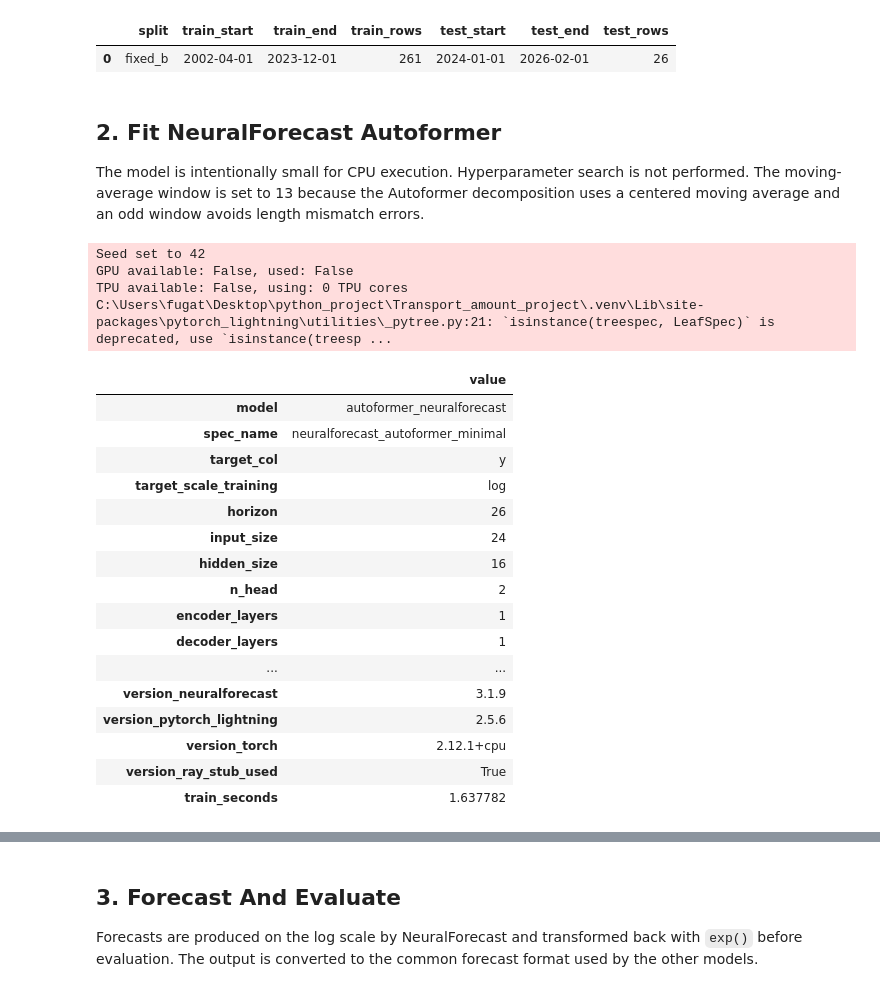
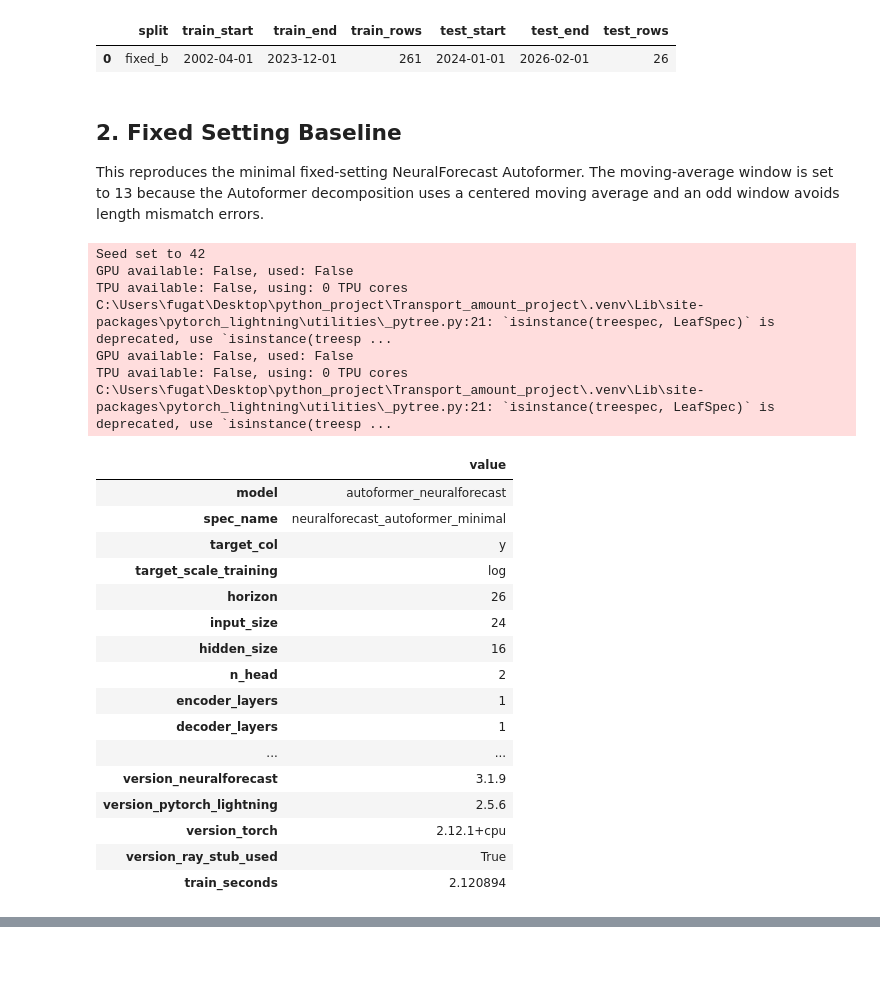
Before and after one commit to Fuga420/Transport_amount_project, a Jupyter notebook: notebooks/forecasting/09_autoformer_neuralforecast.ipynb, the cells around one changed output, grey strips where cells are left out. Saved outputs shown, nothing was run; the diff lists cells and outputs as text; code cells hidden in the pictures; blank space fills up the shorter version.

```diff
--- a/notebooks/forecasting/09_autoformer_neuralforecast.ipynb
+++ b/notebooks/forecasting/09_autoformer_neuralforecast.ipynb
@@ -81,9 +87,9 @@ display(split_summary)
 |  | split | train_start | train_end | train_rows | test_start | test_end | test_rows |
 | 0 | fixed_b | 2002-04-01 | 2023-12-01 | 261 | 2024-01-01 | 2026-02-01 | 26 |
 # %% [markdown]
-## 2. Fit NeuralForecast Autoformer
+## 2. Fixed Setting Baseline
 
-The model is intentionally small for CPU execution. Hyperparameter search is not performed. The moving-average window is set to 13 because the Autoformer decomposition uses a centered moving average and an odd window avoids length mismatch errors.
+This reproduces the minimal fixed-setting NeuralForecast Autoformer. The moving-average window is set to 13 because the Autoformer decomposition uses a centered moving average and an odd window avoids length mismatch errors.
 # %%
 model_bundle = fit_autoformer_neuralforecast(
     train,
@@ -98,34 +104,42 @@ model_bundle = fit_autoformer_neuralforecast(
     moving_avg_window=13,
     max_steps=200,
     random_seed=42,
+    spec_name=SPEC_NAME,
 )
 
 fit_info = {
     **model_bundle.config,
     **{f"version_{key}": value for key, value in model_bundle.versions.items()},
     "train_seconds": model_bundle.train_seconds,
 }
 fit_summary = pd.DataFrame([fit_info])
+forecast_df = forecast_autoformer_neuralforecast(model_bundle, test, split="fixed_b", spec_name=SPEC_NAME)
+metrics_df = evaluate_forecasts(forecast_df, y_train=train["number_parcels"])
+
 display(fit_summary.T.rename(columns={0: "value"}))
+display(metrics_df)
 # %% [output]
 Seed set to 42
 GPU available: False, used: False
 TPU available: False, using: 0 TPU cores
 C:\Users\fugat\Desktop\python_project\Transport_amount_project\.venv\Lib\site-packages\pytorch_lightning\utilities\_pytree.py:21: `isinstance(treespec, LeafSpec)` is deprecated, use `isinstance(treesp ...
+GPU available: False, used: False
+TPU available: False, using: 0 TPU cores
+C:\Users\fugat\Desktop\python_project\Transport_amount_project\.venv\Lib\site-packages\pytorch_lightning\utilities\_pytree.py:21: `isinstance(treespec, LeafSpec)` is deprecated, use `isinstance(treesp ...
 |  | value |
 | model | autoformer_neuralforecast |
 | spec_name | neuralforecast_autoformer_minimal |
 | target_col | y |
 | target_scale_training | log |
 | horizon | 26 |
 | input_size | 24 |
 | hidden_size | 16 |
 | n_head | 2 |
 | encoder_layers | 1 |
 | decoder_layers | 1 |
 | ... | ... |
 | version_neuralforecast | 3.1.9 |
 | version_pytorch_lightning | 2.5.6 |
 | version_torch | 2.12.1+cpu |
 | version_ray_stub_used | True |
-| train_seconds | 1.637782 |
+| train_seconds | 2.120894 |
@@ -132,4 +147,0 @@ C:\Users\fugat\Desktop\python_project\Transport_amount_project\.venv\Lib\site-pa
-# %% [markdown]
-## 3. Forecast And Evaluate
-
-Forecasts are produced on the log scale by NeuralForecast and transformed back with `exp()` before evaluation. The output is converted to the common forecast format used by the other models.
```
Also changed, not shown: parts of 14 cells of this notebook, 6 other files.
